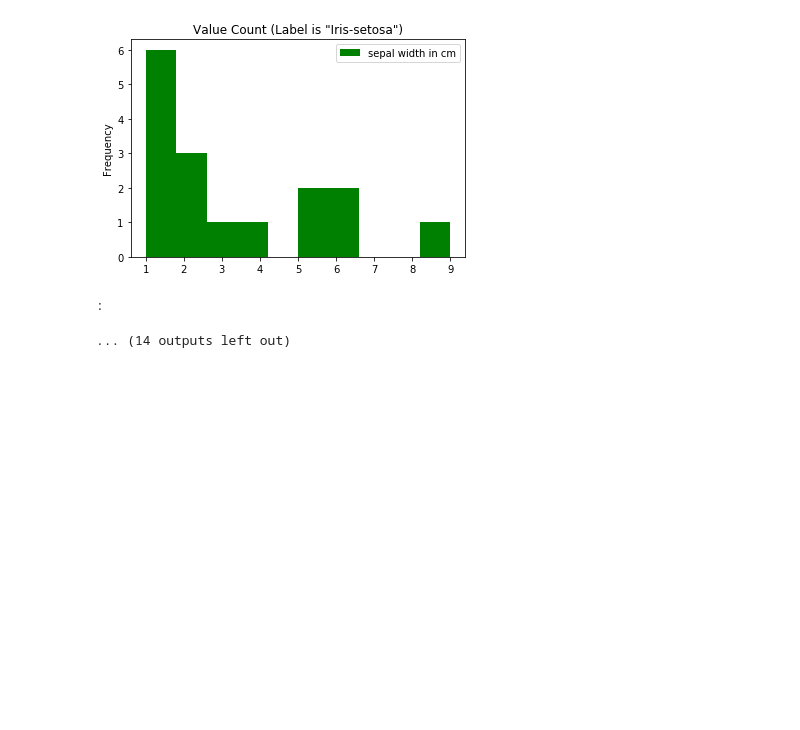
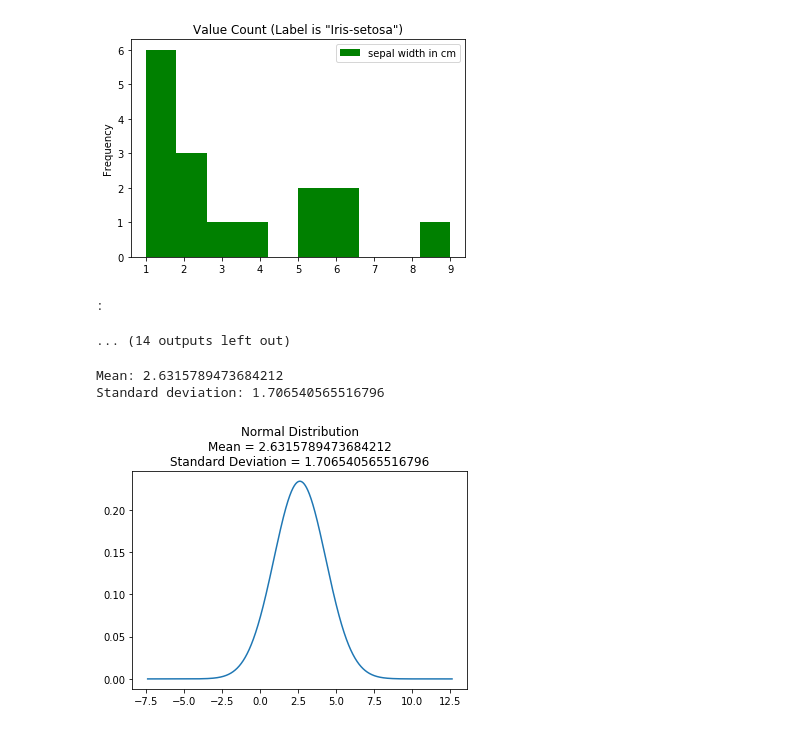
Before and after one commit to ee-chiu/ML_hw1, a Jupyter notebook: Iris/Iris.ipynb, the cells around one changed output. Drawn from its saved outputs; the diff is of its cells as text; code cells hidden in the pictures; blank space fills up the shorter version.

Commit message:
Normal distribution done

```diff
--- a/Iris/Iris.ipynb
+++ b/Iris/Iris.ipynb
@@ -134,6 +136,23 @@ def k_fold(X, y):
     k_list = ["K-fold", avg_c_m, avg_a_s, avg_r_s, avg_p_s]
 
     return k_list
+# %%
+def question(df):
+    X = df[(df[4] == "Iris-versicolor")]
+    freq = X[2].value_counts().sort_index()
+
+    Avg = freq.mean()
+    Std = freq.std()
+
+    print("Mean: {}".format(Avg))
+    print("Standard deviation: {}".format(Std))
+
+    x_axis = np.arange(Avg - 10, Avg + 10, 0.001)
+    normal = norm.pdf(x_axis, loc = Avg, scale = Std)
+    plt.plot(x_axis, normal)
+    plt.title("Normal Distribution\nMean = {}\nStandard Deviation = {}".format(Avg, Std))
+    plt.show()
+    return
 # %%
 df = load_data()
 df = shuffle(df) #index也洗了（在data裡一定有至少一筆相同的資料，但index不一定是原本的index）
@@ -175,3 +194,9 @@ Feature "sepal width in cm":
 [figure]
 :
 ... (14 outputs left out)
+# %%
+question(df)
+# %% [output]
+Mean: 2.6315789473684212
+Standard deviation: 1.706540565516796
+[figure, added]
```
Also changed, not shown: parts of 2 cells of this notebook.
